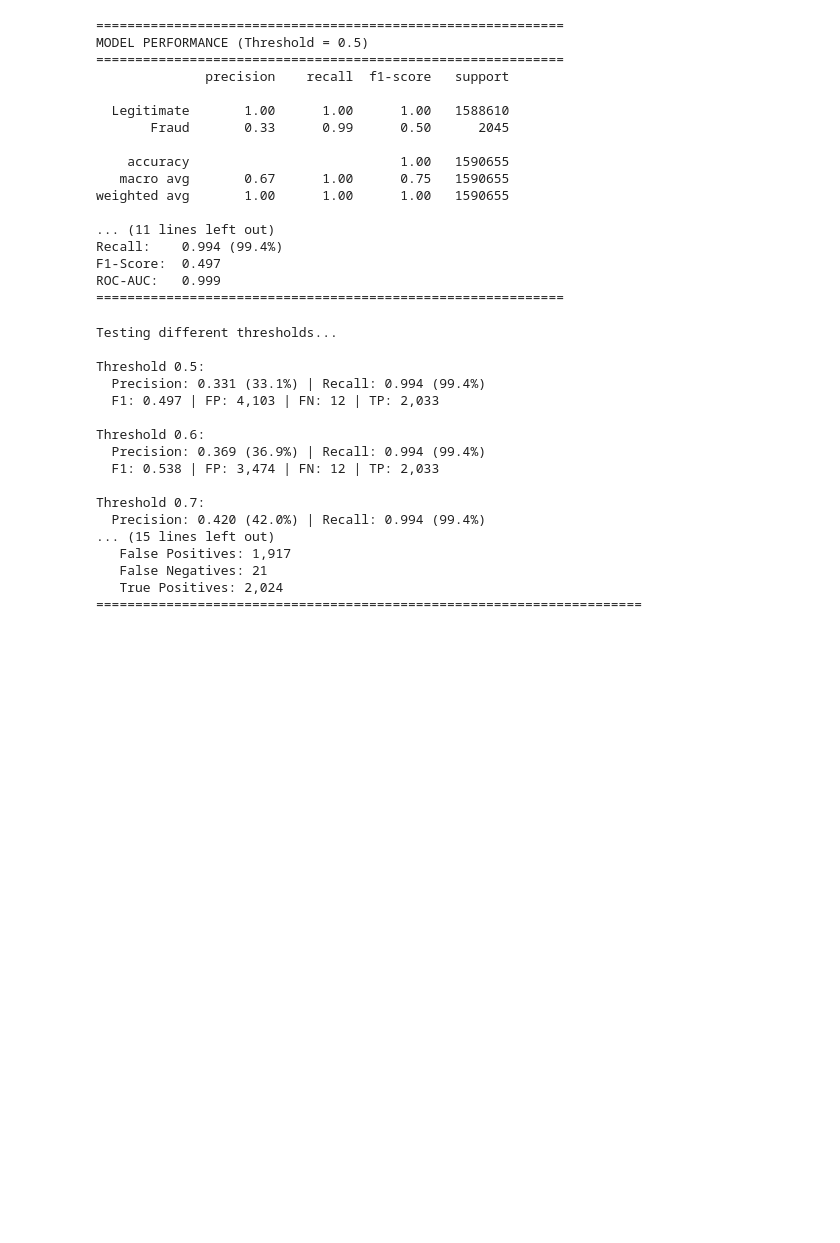
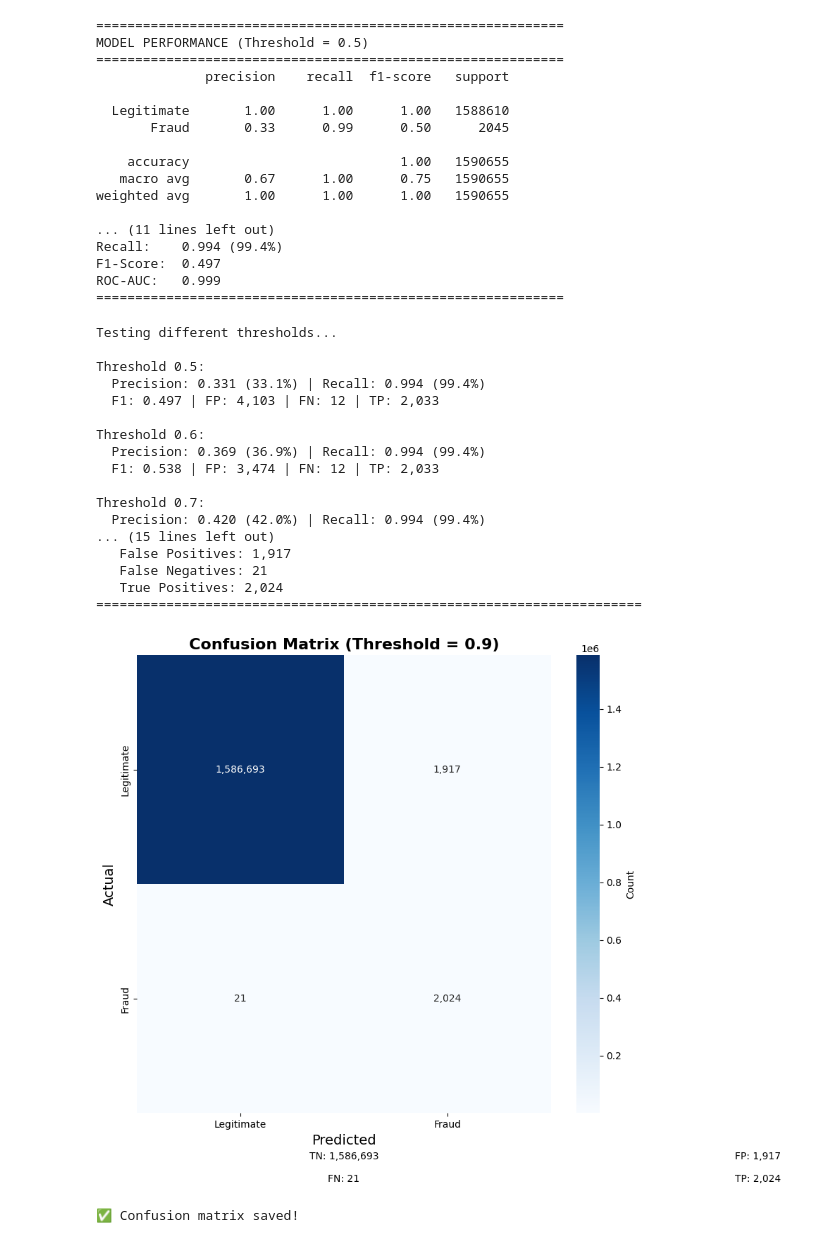
Before and after one commit to 0sinach1/fraud-detection-project, a Jupyter notebook: notebook.ipynb, the cells around one changed output. Drawn from its saved outputs; the diff is of its cells as text; code cells hidden in the pictures; blank space fills up the shorter version.

Commit message:
Metrics Visualization

```diff
--- a/notebook.ipynb
+++ b/notebook.ipynb
@@ -528,3 +528,38 @@ Threshold 0.7:
    False Negatives: 21
    True Positives: 2,024
 ======================================================================
+# %%
+import matplotlib.pyplot as plt
+import seaborn as sns
+
+# Use best threshold
+best_threshold = best_result['threshold']
+y_pred_final = (y_pred_proba >= best_threshold).astype(int)
+cm = confusion_matrix(y_test, y_pred_final)
+
+# Create heatmap
+plt.figure(figsize=(10, 8))
+sns.heatmap(cm, annot=True, fmt=',', cmap='Blues',
+            xticklabels=['Legitimate', 'Fraud'],
+            yticklabels=['Legitimate', 'Fraud'],
+            cbar_kws={'label': 'Count'})
+plt.title(f'Confusion Matrix (Threshold = {best_threshold})', fontsize=16, fontweight='bold')
+plt.ylabel('Actual', fontsize=14)
+plt.xlabel('Predicted', fontsize=14)
+
+# Add text annotations
+total = cm.sum()
+tn, fp, fn, tp = cm.ravel()
+plt.text(0.5, -0.1, f'TN: {tn:,}', ha='center', transform=plt.gca().transAxes, fontsize=10)
+plt.text(1.5, -0.1, f'FP: {fp:,}', ha='center', transform=plt.gca().transAxes, fontsize=10)
+plt.text(0.5, -0.15, f'FN: {fn}', ha='center', transform=plt.gca().transAxes, fontsize=10)
+plt.text(1.5, -0.15, f'TP: {tp:,}', ha='center', transform=plt.gca().transAxes, fontsize=10)
+
+plt.tight_layout()
+plt.savefig('confusion_matrix.png', dpi=300, bbox_inches='tight')
+plt.show()
+
+print("✅ Confusion matrix saved!")
+# %% [output]
+[figure, added]
+✅ Confusion matrix saved!
```
Also changed, not shown: parts of 2 cells of this notebook.
